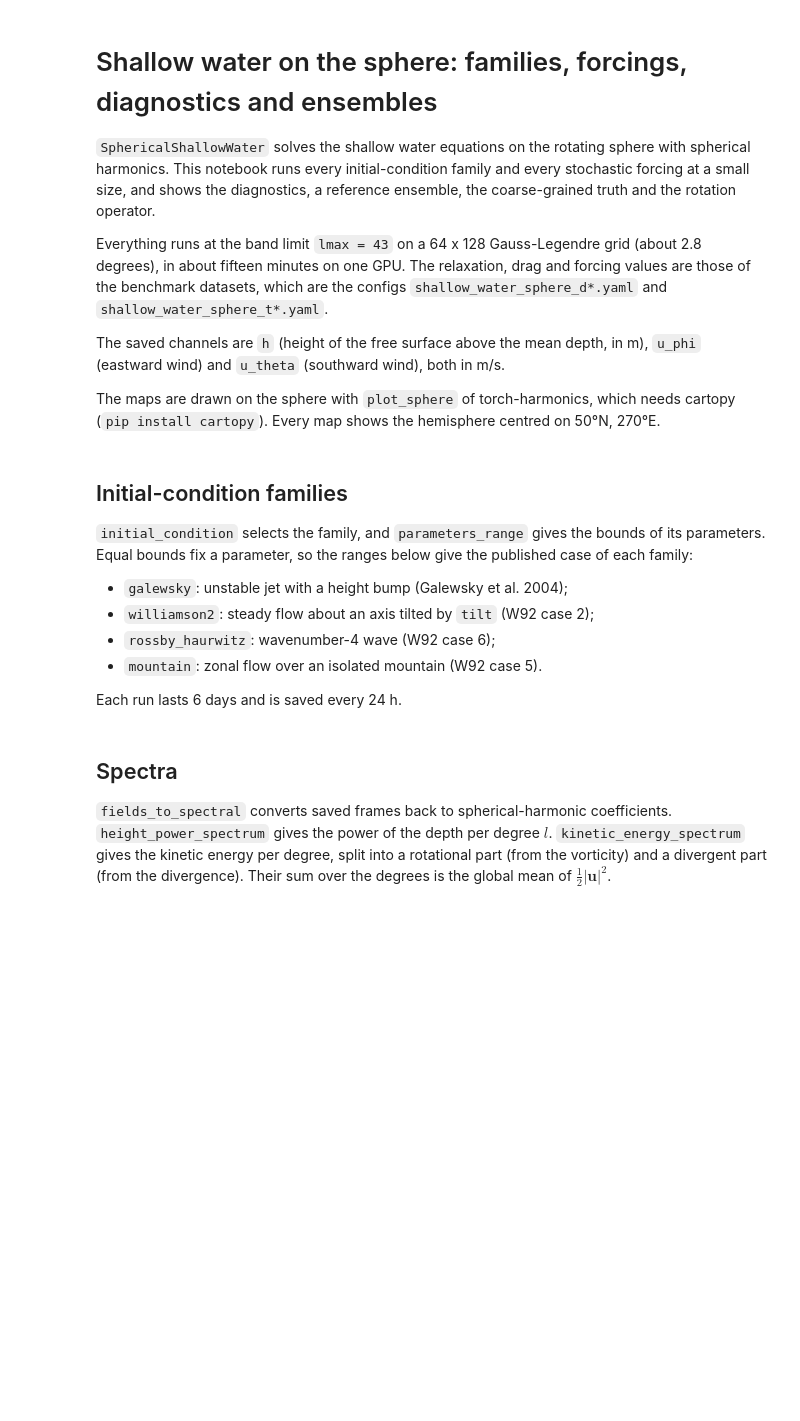
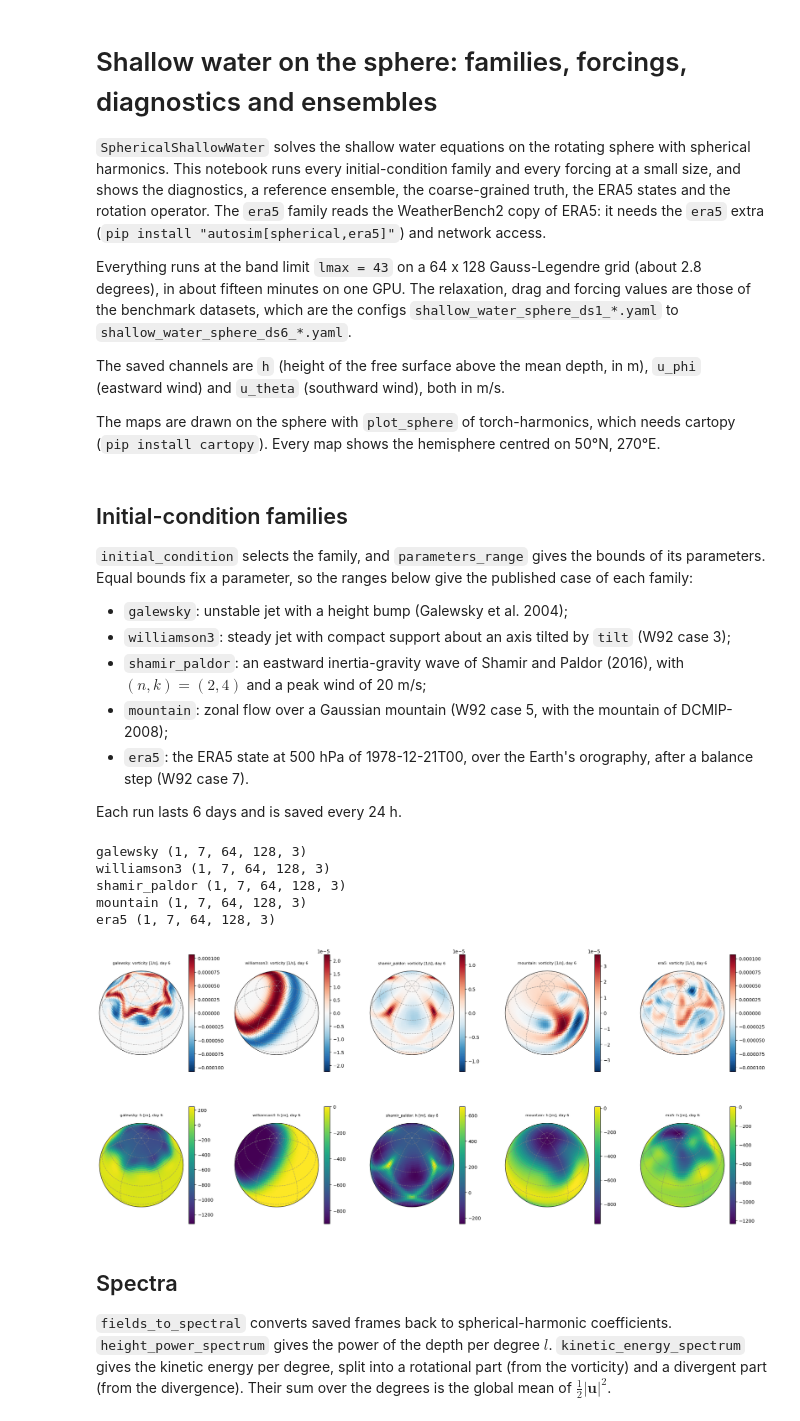
Before and after one commit to alan-turing-institute/autosim, a Jupyter notebook: examples/experimental/01_05_spherical_shallow_water_benchmark.ipynb, the cells around one changed output. Drawn from its saved outputs; the diff is of its cells as text; code cells hidden in the pictures; blank space fills up the shorter version.

```diff
--- a/examples/experimental/01_05_spherical_shallow_water_benchmark.ipynb
+++ b/examples/experimental/01_05_spherical_shallow_water_benchmark.ipynb
@@ -1,9 +1,9 @@
 # %% [markdown]
 # Shallow water on the sphere: families, forcings, diagnostics and ensembles
 
-`SphericalShallowWater` solves the shallow water equations on the rotating sphere with spherical harmonics. This notebook runs every initial-condition family and every stochastic forcing at a small size, and shows the diagnostics, a reference ensemble, the coarse-grained truth and the rotation operator.
+`SphericalShallowWater` solves the shallow water equations on the rotating sphere with spherical harmonics. This notebook runs every initial-condition family and every forcing at a small size, and shows the diagnostics, a reference ensemble, the coarse-grained truth, the ERA5 states and the rotation operator. The `era5` family reads the WeatherBench2 copy of ERA5: it needs the `era5` extra (`pip install "autosim[spherical,era5]"`) and network access.
 
-Everything runs at the band limit `lmax = 43` on a 64 x 128 Gauss-Legendre grid (about 2.8 degrees), in about fifteen minutes on one GPU. The relaxation, drag and forcing values are those of the benchmark datasets, which are the configs `shallow_water_sphere_d*.yaml` and `shallow_water_sphere_t*.yaml`.
+Everything runs at the band limit `lmax = 43` on a 64 x 128 Gauss-Legendre grid (about 2.8 degrees), in about fifteen minutes on one GPU. The relaxation, drag and forcing values are those of the benchmark datasets, which are the configs `shallow_water_sphere_ds1_*.yaml` to `shallow_water_sphere_ds6_*.yaml`.
 
 The saved channels are `h` (height of the free surface above the mean depth, in m), `u_phi` (eastward wind) and `u_theta` (southward wind), both in m/s.
 
@@ -18,12 +18,17 @@ from torch_harmonics.plotting import plot_sphere
 
 from autosim.experimental.simulations.shallow_water_sphere import (
     SphericalShallowWater,
+    era5_hours,
+    era5_initial_condition,
+    era5_source_dynamics,
     fields_to_spectral,
     height_error_norms,
     height_power_spectrum,
     integrate_trajectories,
     invariants,
     kinetic_energy_spectrum,
+    load_era5_climatology,
+    load_era5_fields,
     non_zonal_energy,
     rotate_coefficients,
     rotate_fields,
@@ -38,7 +43,9 @@ nlat = 64
 nlon = 128
 radius = 6.37122e6  # [m]
 gravity = 9.80616  # [m/s2]
-williamson_depth = 2.94e4 / gravity  # h_0 of W92 case 2 [m]
+williamson_depth = 2.94e4 / gravity  # h_0 of W92 case 3 [m]
+w92_case7_hours = era5_hours("1978-12-21T00")  # first state of W92 case 7
+sp_depth = 5.0e4 / gravity  # gH of the published wave of Shamir and Paldor (2016) [m]
 
 # Every map is drawn on the sphere, seen from above this point
 view_latitude = 50.0  # [deg]
@@ -49,9 +56,10 @@ view_longitude = 270.0  # [deg]
 `initial_condition` selects the family, and `parameters_range` gives the bounds of its parameters. Equal bounds fix a parameter, so the ranges below give the published case of each family:
 
 - `galewsky`: unstable jet with a height bump (Galewsky et al. 2004);
-- `williamson2`: steady flow about an axis tilted by `tilt` (W92 case 2);
-- `rossby_haurwitz`: wavenumber-4 wave (W92 case 6);
-- `mountain`: zonal flow over an isolated mountain (W92 case 5).
+- `williamson3`: steady jet with compact support about an axis tilted by `tilt` (W92 case 3);
+- `shamir_paldor`: an eastward inertia-gravity wave of Shamir and Paldor (2016), with $(n, k) = (2, 4)$ and a peak wind of 20 m/s;
+- `mountain`: zonal flow over a Gaussian mountain (W92 case 5, with the mountain of DCMIP-2008);
+- `era5`: the ERA5 state at 500 hPa of 1978-12-21T00, over the Earth's orography, after a balance step (W92 case 7).
 
 Each run lasts 6 days and is saved every 24 h.
 # %%
@@ -71,22 +79,27 @@ simulators["galewsky"] = SphericalShallowWater(
     },
 )
 
-simulators["williamson2"] = SphericalShallowWater(
+simulators["williamson3"] = SphericalShallowWater(
     lmax=lmax, nlat=nlat, nlon=nlon,
     T=144.0, dt_save=24.0, skip_nt=0,
     batch_size=1, device=device, log_level="warning",
-    initial_condition="williamson2",
+    initial_condition="williamson3",
     mean_depth=williamson_depth,
     parameters_range={"flow_speed": (38.61, 38.61), "tilt": (0.8, 0.8)},
 )
 
-simulators["rossby_haurwitz"] = SphericalShallowWater(
+simulators["shamir_paldor"] = SphericalShallowWater(
     lmax=lmax, nlat=nlat, nlon=nlon,
     T=144.0, dt_save=24.0, skip_nt=0,
     batch_size=1, device=device, log_level="warning",
-    initial_condition="rossby_haurwitz",
-    mean_depth=8000.0,
-    parameters_range={"wavenumber": (4.0, 4.0), "wave_amplitude": (7.848e-6, 7.848e-6), "mean_depth": (8000.0, 8000.0)},
+    initial_condition="shamir_paldor",
+    mean_depth=sp_depth,
+    parameters_range={
+        "wave_type": (1.0, 1.0),  # eastward inertia-gravity wave
+        "zonal_wavenumber": (4.0, 4.0),
+        "mode_number": (2.0, 2.0),
+        "wave_amplitude": (20.0, 20.0),
+    },
 )
 
 simulators["mountain"] = SphericalShallowWater(
@@ -98,10 +111,20 @@ simulators["mountain"] = SphericalShallowWater(
     parameters_range={
         "flow_speed": (20.0, 20.0),
         "mountain_height": (2000.0, 2000.0),
-        "mountain_radius": (math.pi / 9, math.pi / 9),
+        "mountain_width": (1.5e6 / radius, 1.5e6 / radius),  # 1500 km
         "mountain_lon": (1.5 * math.pi, 1.5 * math.pi),
         "mountain_lat": (math.pi / 6, math.pi / 6),
     },
+    return_constant_fields=True,
+)
+
+simulators["era5"] = SphericalShallowWater(
+    lmax=lmax, nlat=nlat, nlon=nlon,
+    T=144.0, dt_save=24.0, skip_nt=0,
+    batch_size=1, device=device, log_level="warning",
+    initial_condition="era5",
+    mean_depth=6000.0,
+    parameters_range={"era5_time": (w92_case7_hours, w92_case7_hours)},
     return_constant_fields=True,
 )
 
@@ -109,31 +132,39 @@ family_runs = {}
 for family in simulators:
     family_runs[family] = simulators[family].forward_samples_spatiotemporal(n=1, random_seed=0)
     print(family, tuple(family_runs[family]["data"].shape))
+# %% [output]
+galewsky (1, 7, 64, 128, 3)
+williamson3 (1, 7, 64, 128, 3)
+shamir_paldor (1, 7, 64, 128, 3)
+mountain (1, 7, 64, 128, 3)
+era5 (1, 7, 64, 128, 3)
 # %%
-fig = plt.figure(figsize=(16, 9))
-panels = fig.subfigures(2, 4)
+fig = plt.figure(figsize=(20, 9))
+panels = fig.subfigures(2, 5)
 for column, family in enumerate(simulators):
     sim = simulators[family]
     last_frame = family_runs[family]["data"][:, -1]
     state = fields_to_spectral(sim.dynamics, last_frame)
     vorticity = sim.dynamics.to_grid(state[:, 1])[0].cpu()
     height = last_frame[0, :, :, 0]
 
     limit = vorticity.abs().max().item()
     plot_sphere(
         vorticity, fig=panels[0, column], grid=sim.grid,
         projection="orthographic", central_latitude=view_latitude, central_longitude=view_longitude,
         cmap="RdBu_r", vmin=-limit, vmax=limit, colorbar=True, gridlines=True,
         title=family + ": vorticity [1/s], day 6",
     )
     plot_sphere(
         height, fig=panels[1, column], grid=sim.grid,
         projection="orthographic", central_latitude=view_latitude, central_longitude=view_longitude,
         cmap="viridis", colorbar=True, gridlines=True,
         title=family + ": h [m], day 6",
     )
 fig.savefig("figures/benchmark_families.png", dpi=110, bbox_inches="tight")
 plt.show()
+# %% [output]
+[figure, added]
 # %% [markdown]
 ## Spectra
 
```
Also changed, not shown: parts of 23 cells of this notebook.
